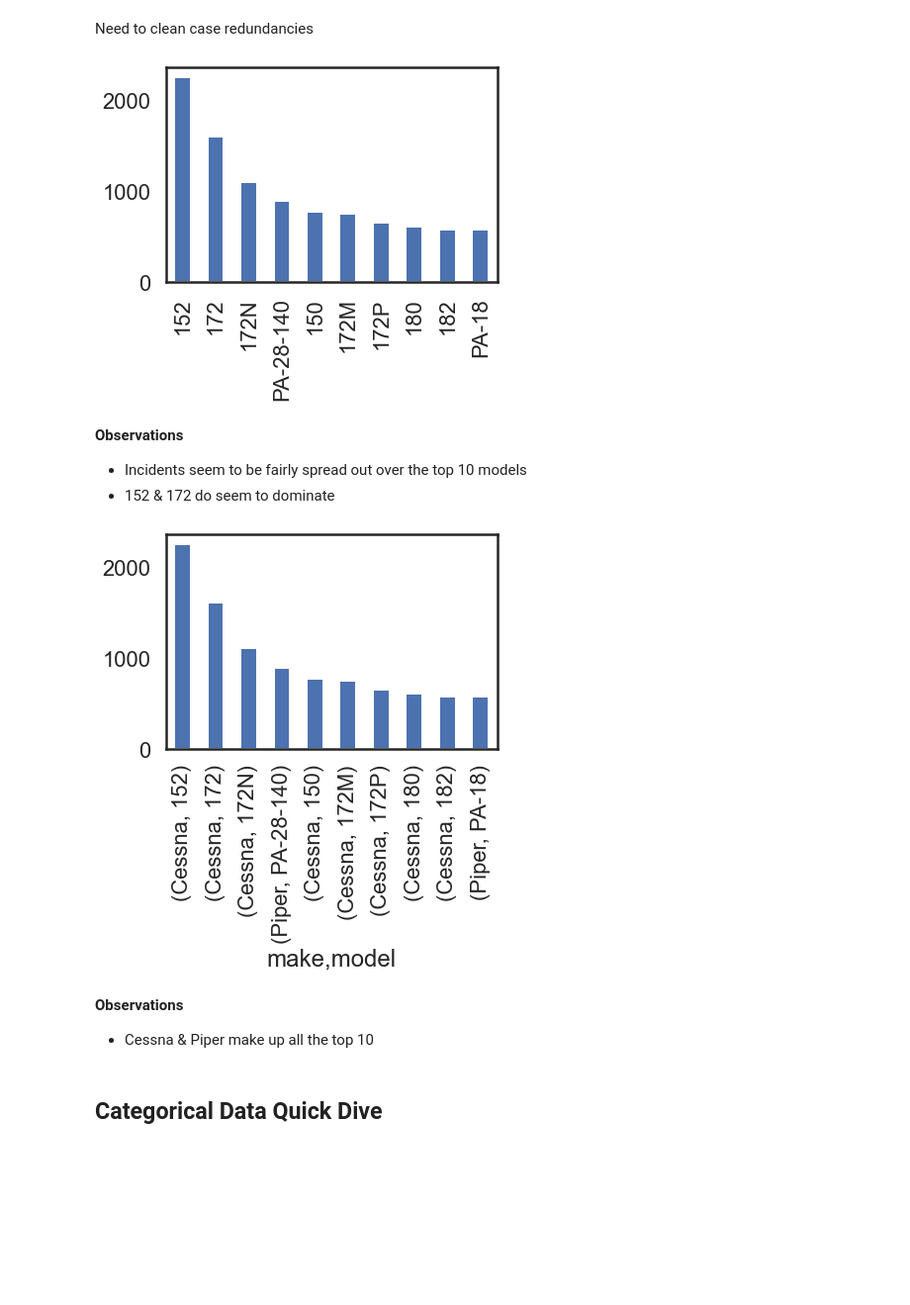
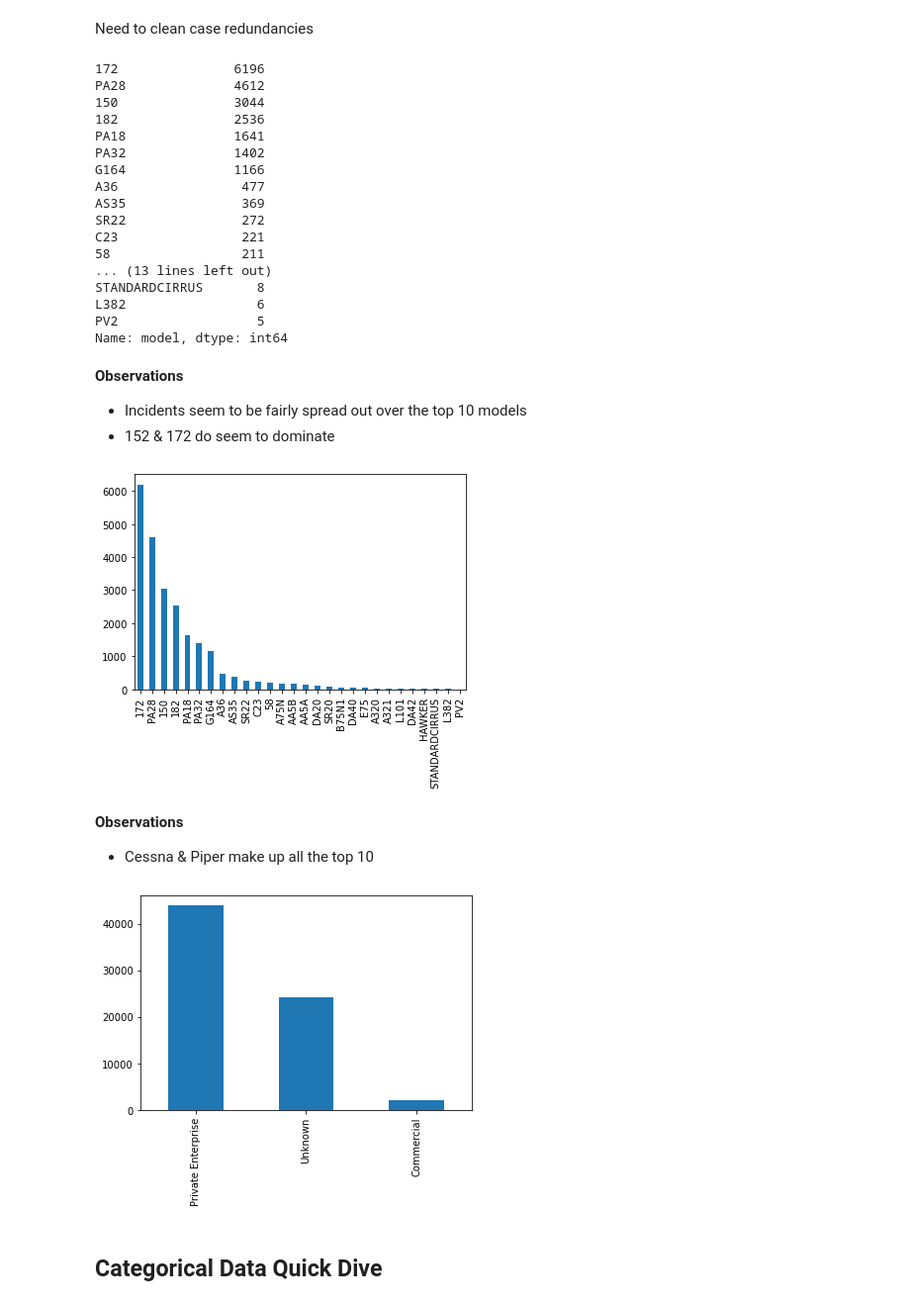
Before and after one commit to jamesleemeredith/aircraft-risk-analysis, a Jupyter notebook: code_package/eda_notebook.ipynb, the cells around one changed output. Shown: that part at 99% size. Cells and saved outputs as stored; diff of their text form; code cells hidden in the pictures; blank space fills up the shorter version.

```diff
--- a/code_package/eda_notebook.ipynb
+++ b/code_package/eda_notebook.ipynb
@@ -156,22 +161,43 @@ df['make'].value_counts()[:10].plot.bar();
 # %% [markdown]
 Need to clean case redundancies
 # %%
-# Plot the top 10 models
-df['model'].value_counts()[:10].plot.bar();
+# Plot the top models
+df[df['top_model']]['model'].value_counts()
 # %% [output]
-[figure, removed]
+172               6196
+PA28              4612
+150               3044
+182               2536
+PA18              1641
+PA32              1402
+G164              1166
+A36                477
+AS35               369
+SR22               272
+C23                221
+58                 211
+... (13 lines left out)
+STANDARDCIRRUS       8
+L382                 6
+PV2                  5
+Name: model, dtype: int64
 # %% [markdown]
 **Observations**
 - Incidents seem to be fairly spread out over the top 10 models
 - 152 & 172 do seem to dominate
 # %%
 # Let's combine make and model
-df[['make','model']].value_counts()[:10].plot.bar();
+df[df['top_model']]['model'].value_counts().plot.bar();
 # %% [output]
-[figure, old version]
+[figure, new version]
 # %% [markdown]
 **Observations**
 - Cessna & Piper make up all the top 10
+# %%
+# purpose_of_flight
+df['use_category'].value_counts().plot.bar();
+# %% [output]
+[figure, added]
 # %% [markdown]
 ## Categorical Data Quick Dive
 # %%
```
Also changed, not shown: parts of 32 cells of this notebook, 9 other files.
